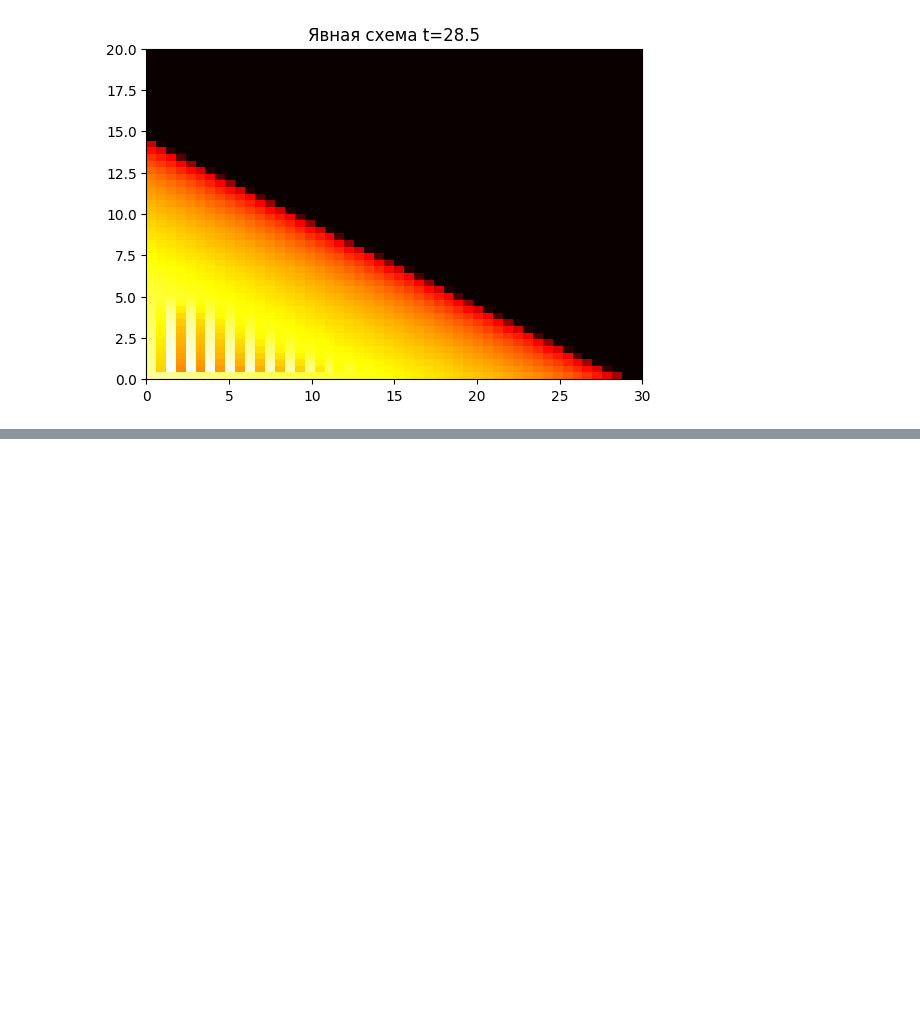
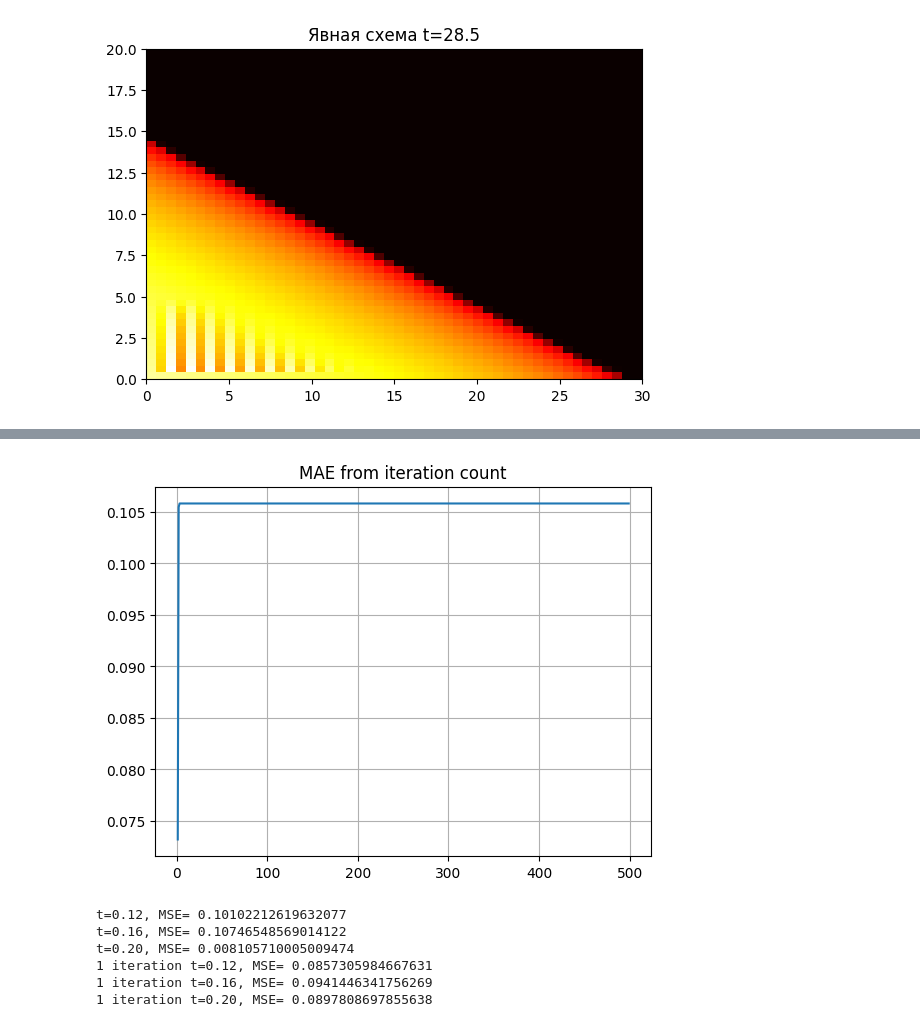
Before and after one commit to Xopppek/heat_equation, a Jupyter notebook: heat_equation.ipynb, the cells around one changed output, grey strips where cells are left out. Saved outputs shown, nothing was run; the diff lists cells and outputs as text; code cells hidden in the pictures; blank space fills up the shorter version.

```diff
--- a/heat_equation.ipynb
+++ b/heat_equation.ipynb
@@ -1093,0 +1142,27 @@ array([nan, nan, nan, nan, nan, nan, nan, nan, nan, nan, nan, nan, nan,
+# %%
+errs = []
+
+for iterations in range(1, 500):
+    errs.append(np.max(np.abs(u(x, 0.16) - solve_one_dim_cg(u(x, t_0), h, tau, 0.16 - t_0, K, mu_l, mu_r, max_iterations=iterations))))
+# %%
+plt.plot(range(1, 500), errs)
+plt.title('MAE from iteration count')
+plt.grid(True)
+plt.show()
+# %% [output]
+[figure, added]
+# %%
+print('t=0.12, MSE=', np.sqrt(np.sum((u(x, 0.12) - solve_one_dim_cg(u(x, t_0), h, tau, 0.12 - t_0, K, mu_l, mu_r)) ** 2)))
+print('t=0.16, MSE=', np.sqrt(np.sum((u(x, 0.16) - solve_one_dim_cg(u(x, t_0), h, tau, 0.16 - t_0, K, mu_l, mu_r)) ** 2)))
+print('t=0.20, MSE=', np.sqrt(np.sum((u(x, 0.2) - solve_one_dim_cg(u(x, t_0), h, tau, 0.2 - t_0, K, mu_l, mu_r)) ** 2)))
+
+print('1 iteration t=0.12, MSE=', np.sqrt(np.sum((u(x, 0.12) - solve_one_dim_cg(u(x, t_0), h, tau, 0.12 - t_0, K, mu_l, mu_r, max_iterations=1)) ** 2)))
+print('1 iteration t=0.16, MSE=', np.sqrt(np.sum((u(x, 0.16) - solve_one_dim_cg(u(x, t_0), h, tau, 0.16 - t_0, K, mu_l, mu_r, max_iterations=1)) ** 2)))
+print('1 iteration t=0.20, MSE=', np.sqrt(np.sum((u(x, 0.2) - solve_one_dim_cg(u(x, t_0), h, tau, 0.2 - t_0, K, mu_l, mu_r, max_iterations=1)) ** 2)))
+# %% [output]
+t=0.12, MSE= 0.10102212619632077
+t=0.16, MSE= 0.10746548569014122
+t=0.20, MSE= 0.008105710005009474
+1 iteration t=0.12, MSE= 0.0857305984667631
+1 iteration t=0.16, MSE= 0.0941446341756269
+1 iteration t=0.20, MSE= 0.0897808697855638
```
Also changed, not shown: parts of 9 cells of this notebook.
